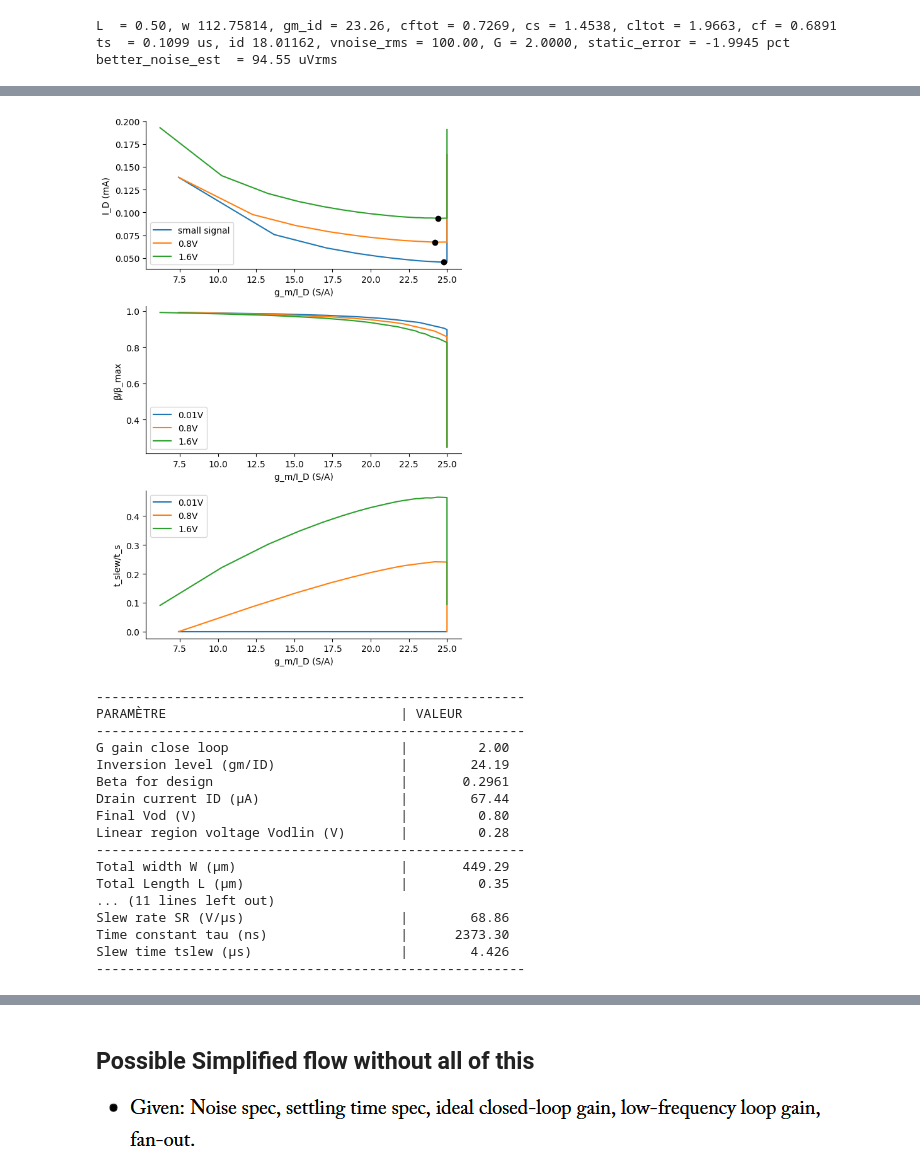
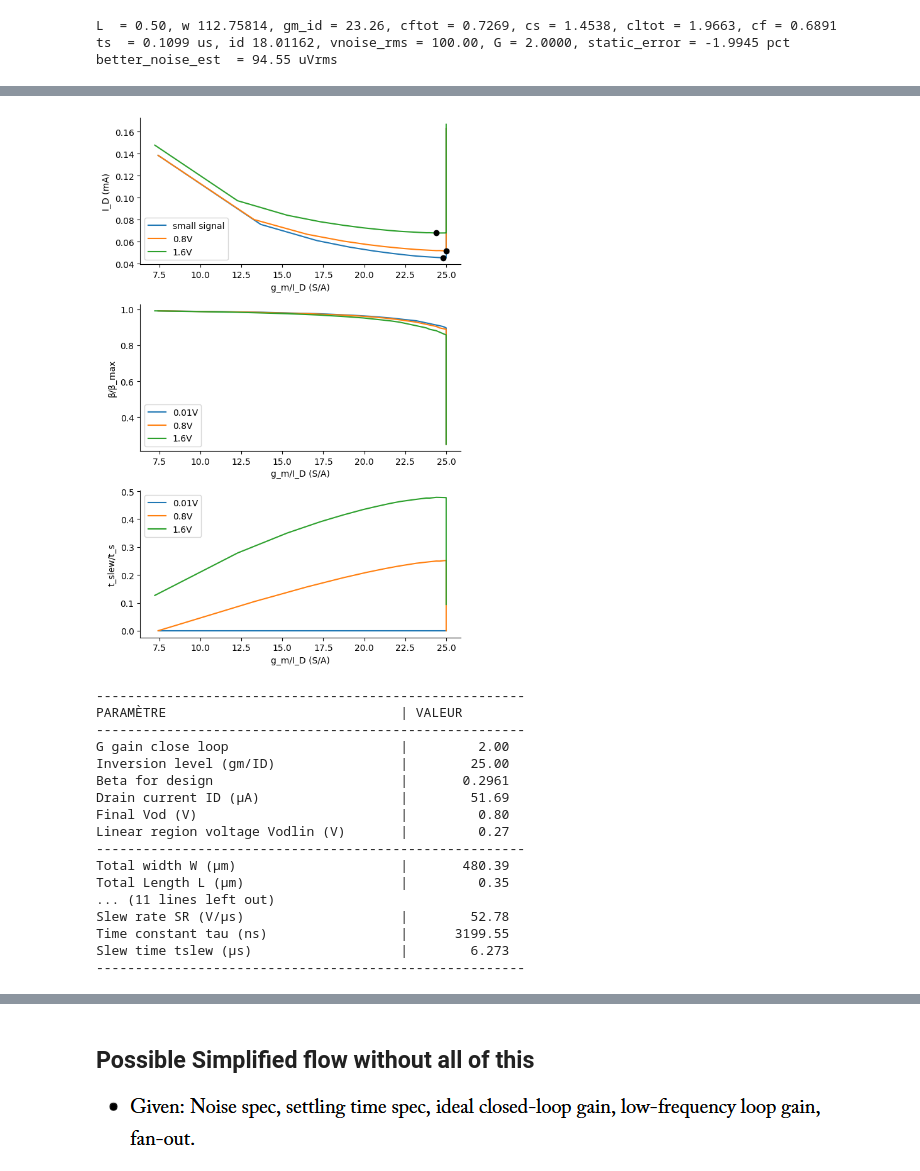
Before and after one commit to Surfeur974/gmadrid, a Jupyter notebook: SC_AMP_exploration.ipynb, the cells around one changed output, grey strips where cells are left out. Cells and saved outputs as stored; diff of their text form; code cells hidden in the pictures.

```diff
--- a/SC_AMP_exploration.ipynb
+++ b/SC_AMP_exploration.ipynb
@@ -415,7 +415,7 @@ for i in range(len(vodfinal)):
         X = vodfinal[i] * b/2 * gm_ID
         X[X < 1] = 1
 
-        wu = 1 / ts * (X - 1 + np.log(1 / ed * X))
+        wu = 1 / ts * (X - 1 + np.log(1 / (ed * X)))
         gm = wu*cltot/b
         ID = gm / gm_ID
 
@@ -450,34 +450,34 @@ slew_pct = (X_valid - 1) / (X_valid - 1 - np.log(ed * X_valid))
 fig, axs = plt.subplots(3, 1, figsize=(6, 9))
 
 # 1st subplot
 for i, label in enumerate(['small signal', '0.8V', '1.6V']):
     axs[0].plot(gm_ID_valid[:, i], ID_valid[:, i] * 1e3, label=label)
     axs[0].plot(gm_ID_opt[i], ID_min[i] * 1e3, 'ko')
 axs[0].set_xlabel('g_m/I_D (S/A)')
 axs[0].set_ylabel('I_D (mA)')
 axs[0].legend()
 axs[0].grid()
 
 # 2nd subplot
 for i in range(len(vodfinal)):
     axs[1].plot(gm_ID_valid[:, i], beta_rel, label=f'{vodfinal[i]}V')
 axs[1].set_xlabel('g_m/I_D (S/A)')
 axs[1].set_ylabel('β/β_max')
 axs[1].legend()
 axs[1].grid()
 
 # 3rd subplot
 for i in range(len(vodfinal)):
     axs[2].plot(gm_ID_valid[:, i], slew_pct[:, i], label=f'{vodfinal[i]}V')
 axs[2].set_xlabel('g_m/I_D (S/A)')
 axs[2].set_ylabel('t_slew/t_s')
 axs[2].legend()
 axs[2].grid()
 
 plt.tight_layout()
 plt.show()
 # %% [output]
-[figure, old version]
+[figure, new version]
 # %%
 #Param selection -> gm_id & beta & ID & vodfinal
 #print('For vod = ', vodfinal[1])
@@ -545,18 +545,18 @@ print("-" * 55)
 PARAMÈTRE                              | VALEUR
 -------------------------------------------------------
 G gain close loop                      |         2.00
-Inversion level (gm/ID)                |        24.19
+Inversion level (gm/ID)                |        25.00
 Beta for design                        |       0.2961
-Drain current ID (µA)                  |        67.44
+Drain current ID (µA)                  |        51.69
 Final Vod (V)                          |         0.80
-Linear region voltage Vodlin (V)       |         0.28
+Linear region voltage Vodlin (V)       |         0.27
 -------------------------------------------------------
-Total width W (µm)                     |       449.29
+Total width W (µm)                     |       480.39
 Total Length L (µm)                    |         0.35
 ... (11 lines left out)
-Slew rate SR (V/µs)                    |        68.86
-Time constant tau (ns)                 |      2373.30
-Slew time tslew (µs)                   |        4.426
+Slew rate SR (V/µs)                    |        52.78
+Time constant tau (ns)                 |      3199.55
+Slew time tslew (µs)                   |        6.273
 -------------------------------------------------------
 # %% [markdown]
 ![image.png](attachment:image.png)
```
Also changed, not shown: 3 other files.
